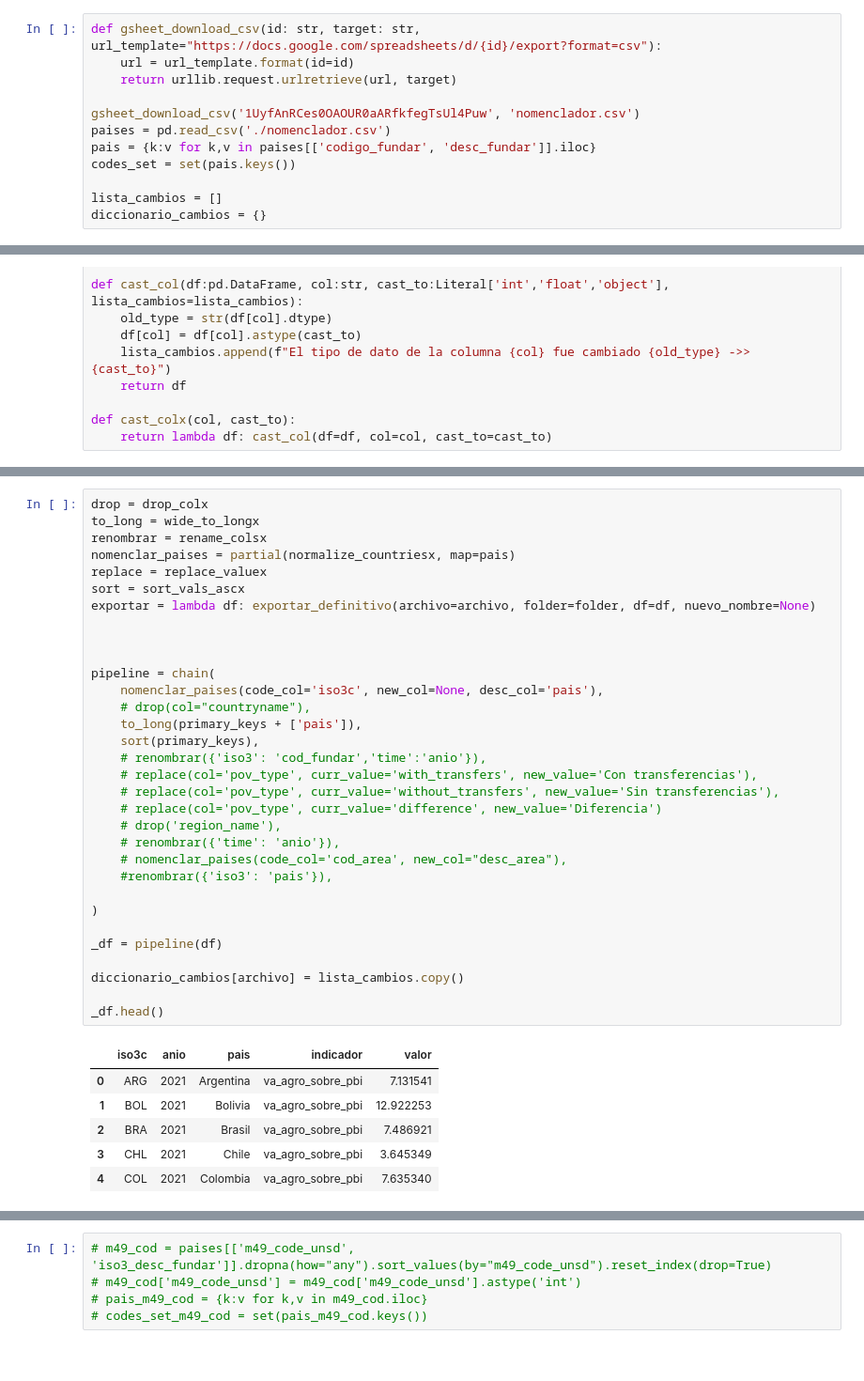
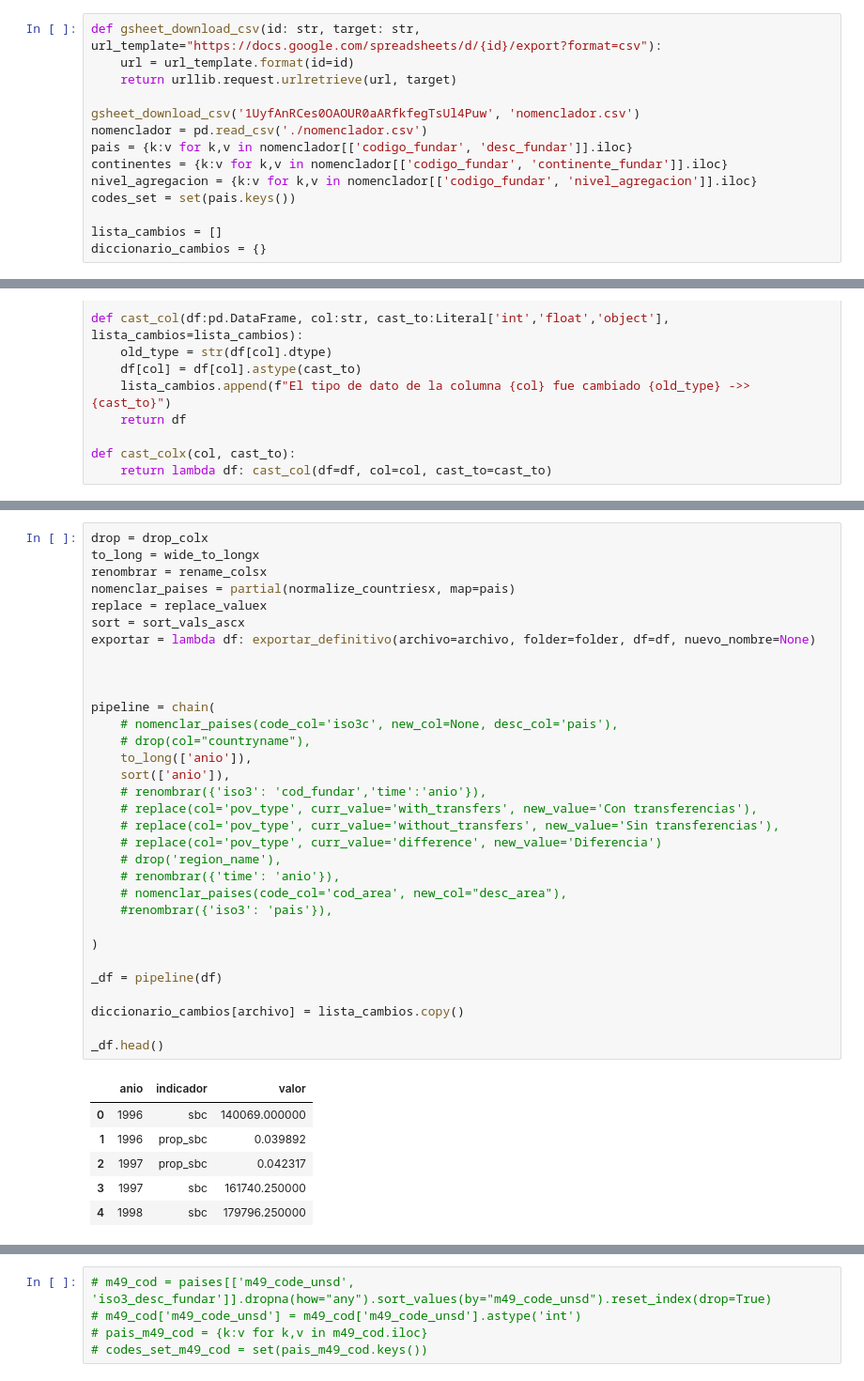
Before and after one commit to Ignacio-Ibarra/argendata-qa, a Jupyter notebook: tools/analysis.ipynb, the cells around one changed output, grey strips where cells are left out. Shown at 94% size. Saved outputs shown, nothing was run; the diff lists cells and outputs as text.

```diff
--- a/tools/analysis.ipynb
+++ b/tools/analysis.ipynb
@@ -26,8 +26,10 @@ def gsheet_download_csv(id: str, target: str, url_template="https://docs.google.
     return urllib.request.urlretrieve(url, target)
 
 gsheet_download_csv('1UyfAnRCes0OAOUR0aARfkfegTsUl4Puw', 'nomenclador.csv')
-paises = pd.read_csv('./nomenclador.csv')
-pais = {k:v for k,v in paises[['codigo_fundar', 'desc_fundar']].iloc}
+nomenclador = pd.read_csv('./nomenclador.csv')
+pais = {k:v for k,v in nomenclador[['codigo_fundar', 'desc_fundar']].iloc}
+continentes = {k:v for k,v in nomenclador[['codigo_fundar', 'continente_fundar']].iloc}
+nivel_agregacion = {k:v for k,v in nomenclador[['codigo_fundar', 'nivel_agregacion']].iloc}
 codes_set = set(pais.keys())
 
 lista_cambios = []
@@ -503,42 +540,42 @@ iso3c anio
 # %%
 drop = drop_colx
 to_long = wide_to_longx
 renombrar = rename_colsx
 nomenclar_paises = partial(normalize_countriesx, map=pais)
 replace = replace_valuex
 sort = sort_vals_ascx
 exportar = lambda df: exportar_definitivo(archivo=archivo, folder=folder, df=df, nuevo_nombre=None)
 
 
 
 pipeline = chain(
-    nomenclar_paises(code_col='iso3c', new_col=None, desc_col='pais'),
+    # nomenclar_paises(code_col='iso3c', new_col=None, desc_col='pais'),
     # drop(col="countryname"),
-    to_long(primary_keys + ['pais']),
-    sort(primary_keys),
+    to_long(['anio']),
+    sort(['anio']),
     # renombrar({'iso3': 'cod_fundar','time':'anio'}),
     # replace(col='pov_type', curr_value='with_transfers', new_value='Con transferencias'),
     # replace(col='pov_type', curr_value='without_transfers', new_value='Sin transferencias'),
     # replace(col='pov_type', curr_value='difference', new_value='Diferencia')
     # drop('region_name'),
     # renombrar({'time': 'anio'}),
     # nomenclar_paises(code_col='cod_area', new_col="desc_area"),
     #renombrar({'iso3': 'pais'}),
 
 )
 
 _df = pipeline(df)
 
 diccionario_cambios[archivo] = lista_cambios.copy()
 
 _df.head()
 # %% [output]
-|  | iso3c | anio | pais | indicador | valor |
-| 0 | ARG | 2021 | Argentina | va_agro_sobre_pbi | 7.131541 |
-| 1 | BOL | 2021 | Bolivia | va_agro_sobre_pbi | 12.922253 |
-| 2 | BRA | 2021 | Brasil | va_agro_sobre_pbi | 7.486921 |
-| 3 | CHL | 2021 | Chile | va_agro_sobre_pbi | 3.645349 |
-| 4 | COL | 2021 | Colombia | va_agro_sobre_pbi | 7.635340 |
+|  | anio | indicador | valor |
+| 0 | 1996 | sbc | 140069.000000 |
+| 1 | 1996 | prop_sbc | 0.039892 |
+| 2 | 1997 | prop_sbc | 0.042317 |
+| 3 | 1997 | sbc | 161740.250000 |
+| 4 | 1998 | sbc | 179796.250000 |
 # %%
 diccionario_cambios
 # %% [output]
```
Also changed, not shown: parts of 188 cells of this notebook, 2 other files.
